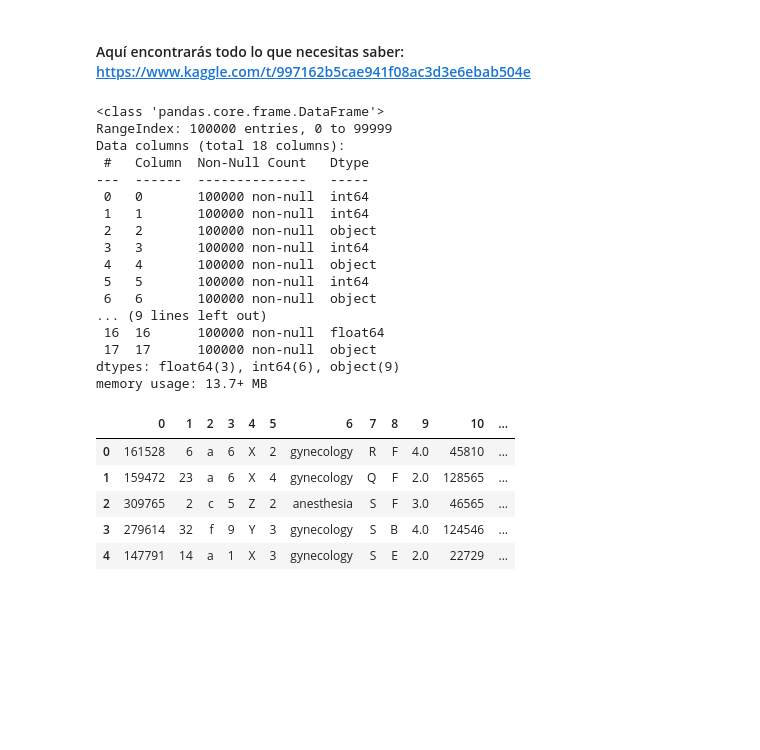
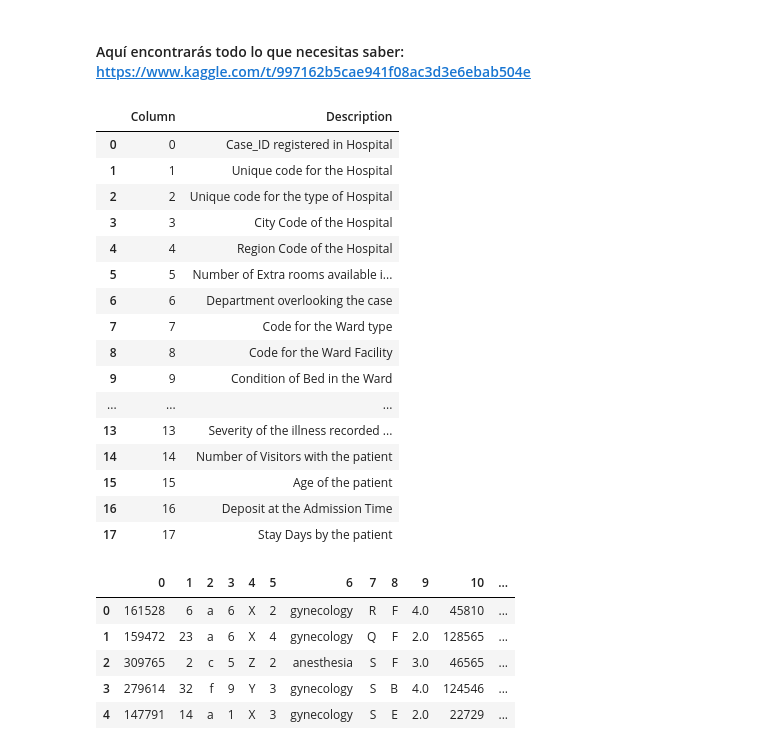
Before and after one commit to Mariacagi/curso_data_science, a Jupyter notebook: Bootcamp/Week_09/Day50/competi_ALOS/confeti_kaggle.ipynb, the cells around one changed output. Drawn from its saved outputs; the diff is of its cells as text; code cells hidden in the pictures; blank space fills up the shorter version.

```diff
--- a/Bootcamp/Week_09/Day50/competi_ALOS/confeti_kaggle.ipynb
+++ b/Bootcamp/Week_09/Day50/competi_ALOS/confeti_kaggle.ipynb
@@ -14,26 +15,27 @@ warnings.filterwarnings('ignore')
 # %%
 ### para que funcione necesitas bajarte los archivos de datos de Kaggle :)
 df = pd.read_csv("data/train_set.csv")
-# %%
-df.info()
-# %% [output]
-<class 'pandas.core.frame.DataFrame'>
-RangeIndex: 100000 entries, 0 to 99999
-Data columns (total 18 columns):
- #   Column  Non-Null Count   Dtype
----  ------  --------------   -----
- 0   0       100000 non-null  int64
- 1   1       100000 non-null  int64
- 2   2       100000 non-null  object
- 3   3       100000 non-null  int64
- 4   4       100000 non-null  object
- 5   5       100000 non-null  int64
- 6   6       100000 non-null  object
-... (9 lines left out)
- 16  16      100000 non-null  float64
- 17  17      100000 non-null  object
-dtypes: float64(3), int64(6), object(9)
-memory usage: 13.7+ MB
+# %%
+df_info = pd.read_csv("data/columns_meaning.csv")
+df_info
+# %% [output]
+|  | Column | Description |
+| 0 | 0 | Case_ID registered in Hospital |
+| 1 | 1 | Unique code for the Hospital |
+| 2 | 2 | Unique code for the type of Hospital |
+| 3 | 3 | City Code of the Hospital |
+| 4 | 4 | Region Code of the Hospital |
+| 5 | 5 | Number of Extra rooms available i... |
+| 6 | 6 | Department overlooking the case |
+| 7 | 7 | Code for the Ward type |
+| 8 | 8 | Code for the Ward Facility |
+| 9 | 9 | Condition of Bed in the Ward |
+| ... | ... | ... |
+| 13 | 13 | Severity of the illness recorded ... |
+| 14 | 14 | Number of Visitors with the patient |
+| 15 | 15 | Age of the patient |
+| 16 | 16 | Deposit at the Admission Time |
+| 17 | 17 | Stay Days by the patient |
 # %%
 df.head()
 # %% [output]
```
Also changed, not shown: parts of 12 cells of this notebook, 20 other files.
